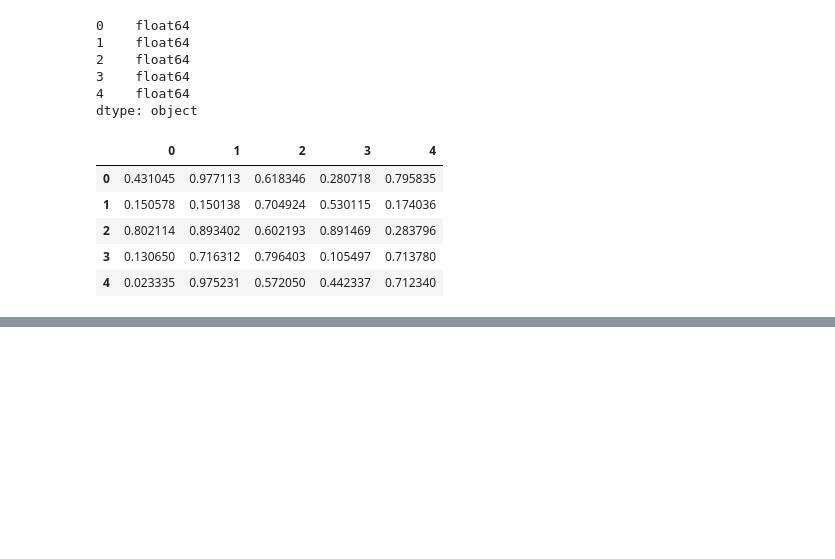
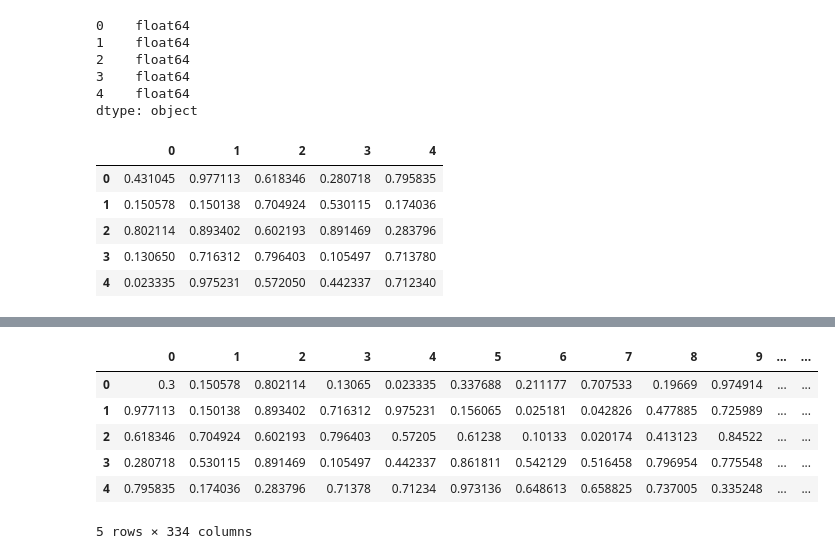
Before and after one commit to arman-hossain45/MACHINE_LEARNING-LIB-ALGO-, a Jupyter notebook: pandas/pandas.ipynb, the cells around one changed output, grey strips where cells are left out. Cells and saved outputs as stored; diff of their text form; code cells hidden in the pictures; blank space fills up the shorter version.

```diff
--- a/pandas/pandas.ipynb
+++ b/pandas/pandas.ipynb
@@ -185,3 +185,6 @@ newdf.head()
 | 2 | 0.802114 | 0.893402 | 0.602193 | 0.891469 | 0.283796 |
 | 3 | 0.130650 | 0.716312 | 0.796403 | 0.105497 | 0.713780 |
 | 4 | 0.023335 | 0.975231 | 0.572050 | 0.442337 | 0.712340 |
+# %%
+newdf[0][0]="arman"#it show us that [0][0] is an object
+newdf.dtypes
@@ -187,0 +237,3 @@ newdf.head()
+# %%
+newdf[0][0]=0.3#above show it arman but we change that
+newdf.head
@@ -187,0 +255,10 @@ newdf.head()
+# %%
+newdf.T#it turns row into columns and colmuns turns ito row
+# %% [output]
+|  | 0 | 1 | 2 | 3 | 4 | 5 | 6 | 7 | 8 | 9 | ... | ... |
+| 0 | 0.3 | 0.150578 | 0.802114 | 0.13065 | 0.023335 | 0.337688 | 0.211177 | 0.707533 | 0.19669 | 0.974914 | ... | ... |
+| 1 | 0.977113 | 0.150138 | 0.893402 | 0.716312 | 0.975231 | 0.156065 | 0.025181 | 0.042826 | 0.477885 | 0.725989 | ... | ... |
+| 2 | 0.618346 | 0.704924 | 0.602193 | 0.796403 | 0.57205 | 0.61238 | 0.10133 | 0.020174 | 0.413123 | 0.84522 | ... | ... |
+| 3 | 0.280718 | 0.530115 | 0.891469 | 0.105497 | 0.442337 | 0.861811 | 0.542129 | 0.516458 | 0.796954 | 0.775548 | ... | ... |
+| 4 | 0.795835 | 0.174036 | 0.283796 | 0.71378 | 0.71234 | 0.973136 | 0.648613 | 0.658825 | 0.737005 | 0.335248 | ... | ... |
+5 rows × 334 columns
```
Also changed, not shown: parts of 16 cells of this notebook.
